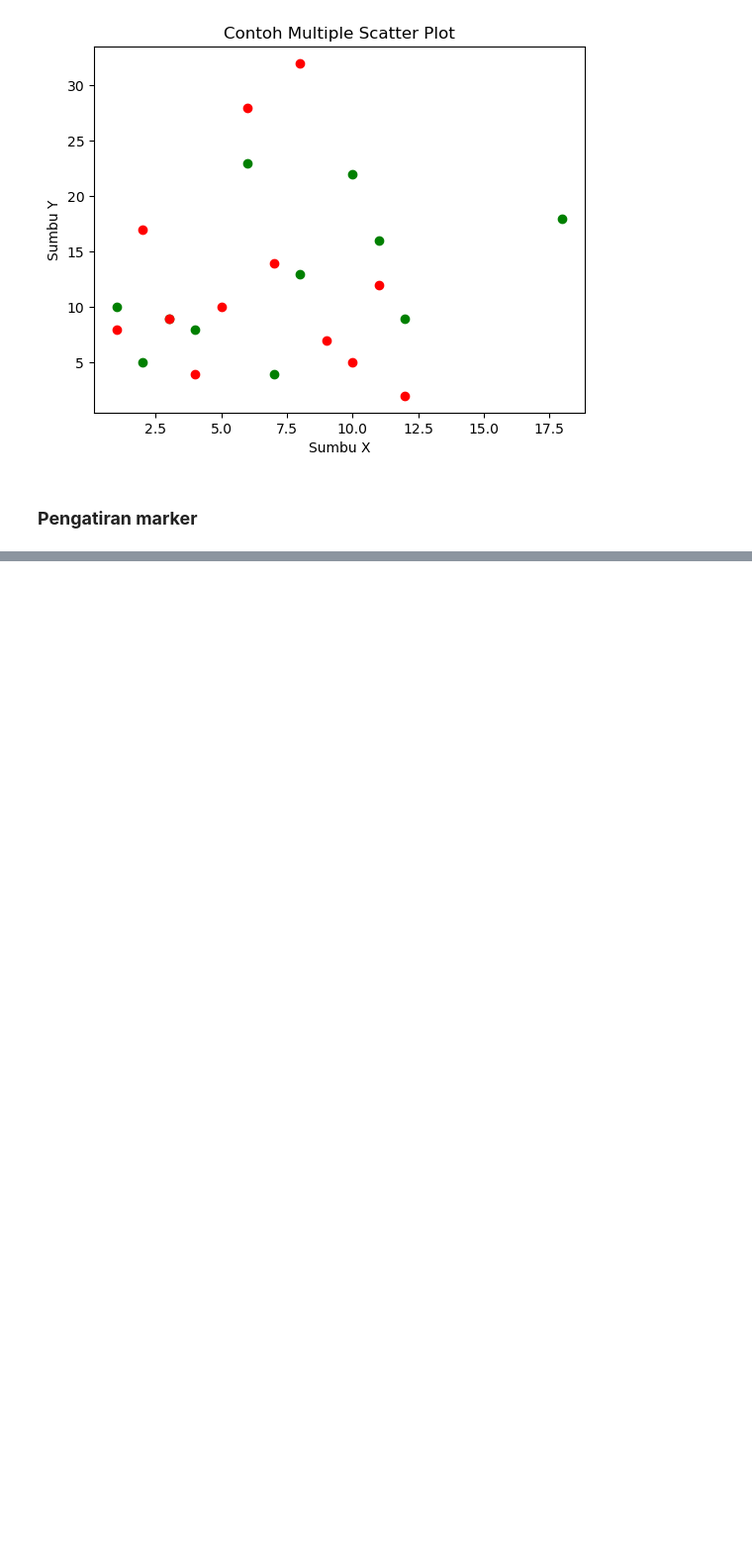
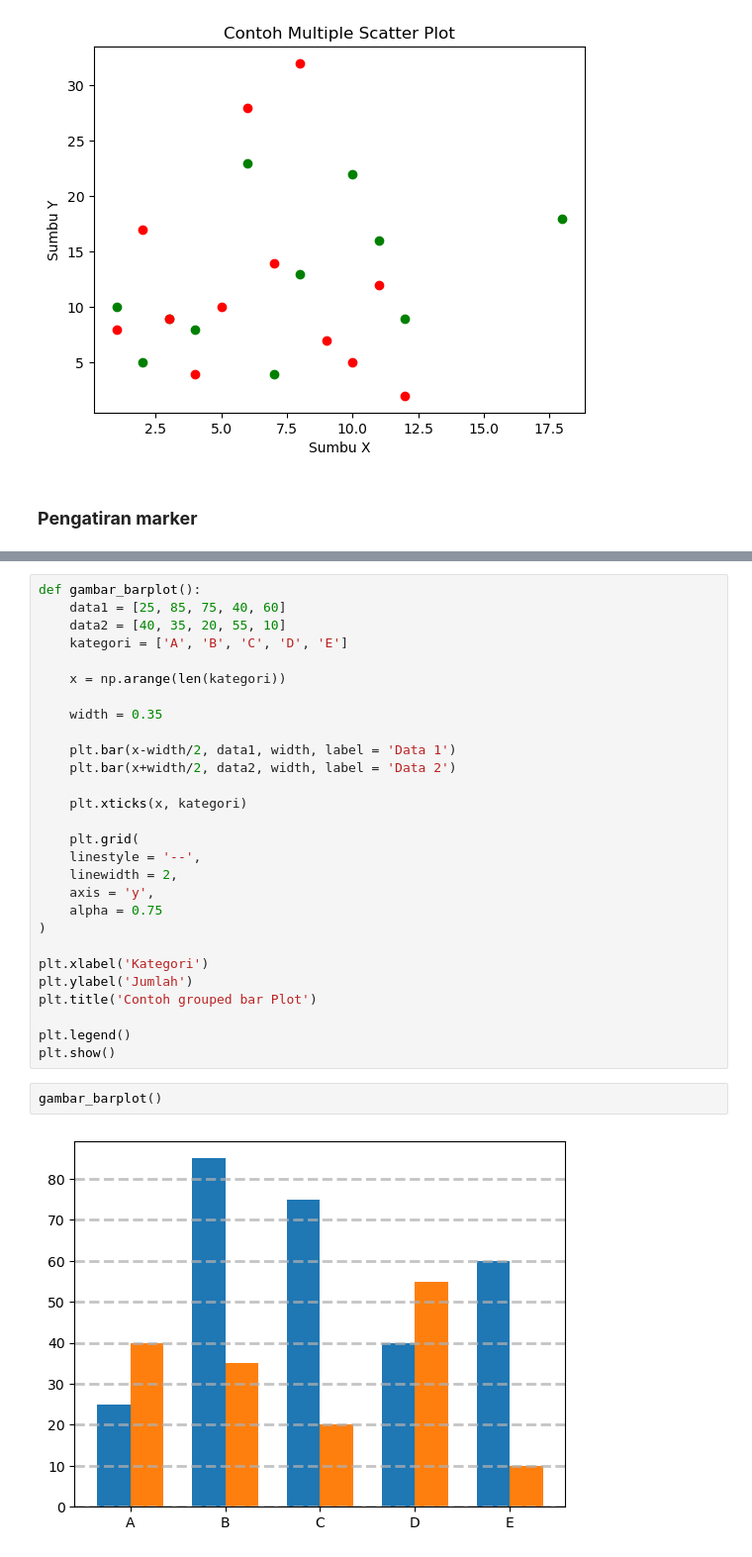
Before and after one commit to Edy-Mochamad/Learn-visualization-data, a Jupyter notebook: pengenalan-Matplotlib.ipynb, the cells around one changed output, grey strips where cells are left out. Shown: that part at 99% size. Drawn from its saved outputs; the diff is of its cells as text; blank space fills up the shorter version.

```diff
--- a/pengenalan-Matplotlib.ipynb
+++ b/pengenalan-Matplotlib.ipynb
@@ -803,0 +810,32 @@ plt.show()
+# %%
+def gambar_barplot():
+    data1 = [25, 85, 75, 40, 60]
+    data2 = [40, 35, 20, 55, 10]
+    kategori = ['A', 'B', 'C', 'D', 'E']
+
+    x = np.arange(len(kategori))
+
+    width = 0.35
+
+    plt.bar(x-width/2, data1, width, label = 'Data 1')
+    plt.bar(x+width/2, data2, width, label = 'Data 2')
+
+    plt.xticks(x, kategori)
+
+    plt.grid(
+    linestyle = '--',
+    linewidth = 2,
+    axis = 'y',
+    alpha = 0.75
+)
+
+plt.xlabel('Kategori')
+plt.ylabel('Jumlah')
+plt.title('Contoh grouped bar Plot')
+
+plt.legend()
+plt.show()
+# %%
+gambar_barplot()
+# %% [output]
+[figure, added]
```
Also changed, not shown: parts of 5 cells of this notebook.
